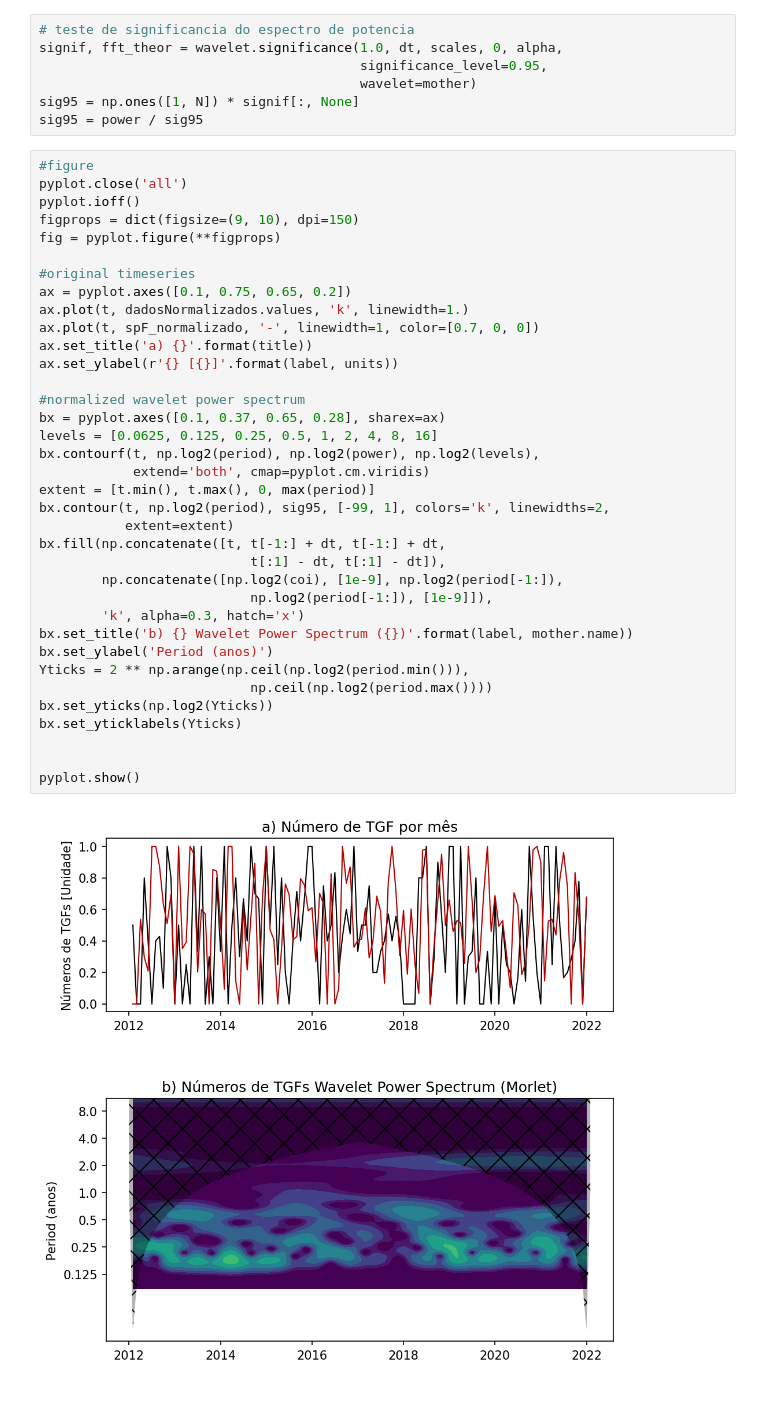
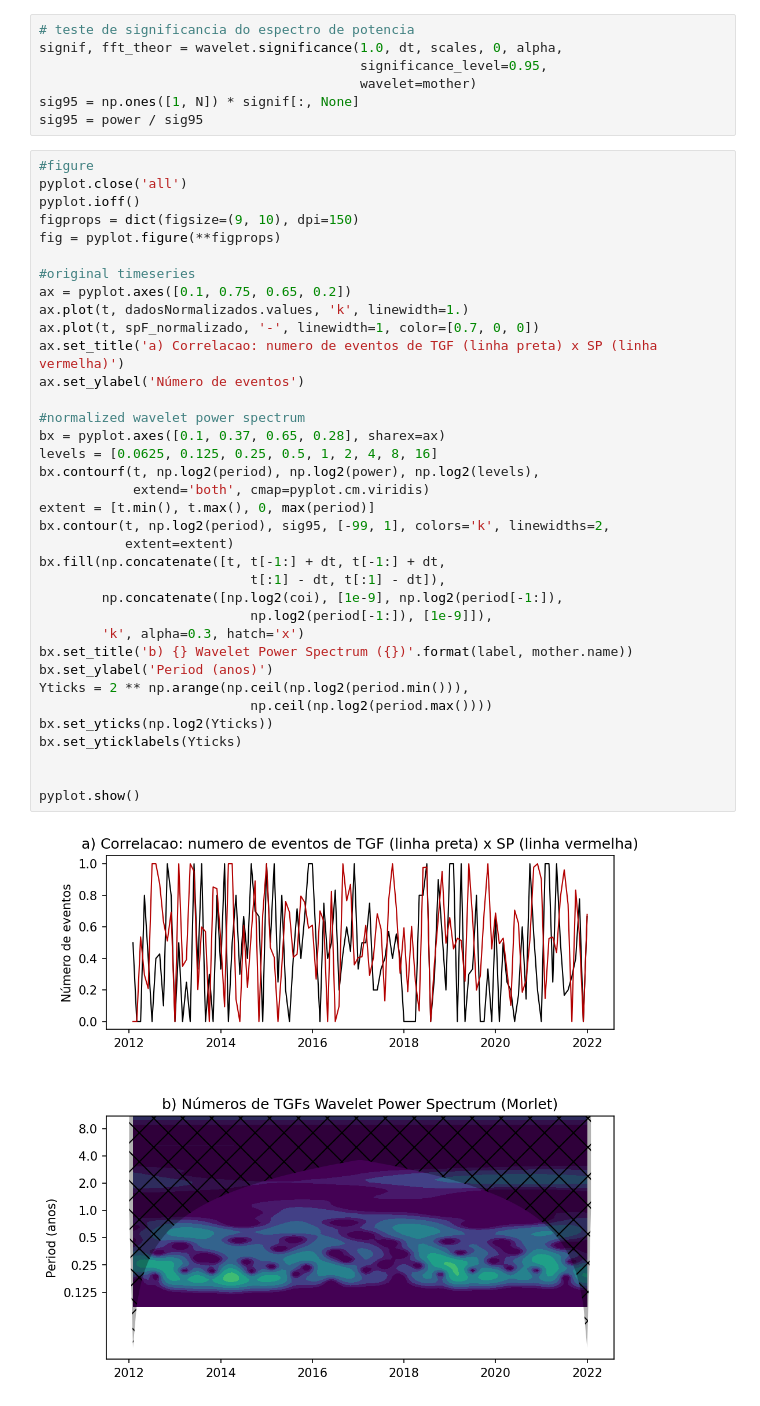
Before and after one commit to morganzera/TGF, a Jupyter notebook: Pibic_pt2/Contagem.ipynb, the cells around one changed output. Cells and saved outputs as stored; diff of their text form.

```diff
--- a/Pibic_pt2/Contagem.ipynb
+++ b/Pibic_pt2/Contagem.ipynb
@@ -690,33 +685,33 @@ figprops = dict(figsize=(9, 10), dpi=150)
 fig = pyplot.figure(**figprops)
 
 #original timeseries
 ax = pyplot.axes([0.1, 0.75, 0.65, 0.2])
 ax.plot(t, dadosNormalizados.values, 'k', linewidth=1.)
 ax.plot(t, spF_normalizado, '-', linewidth=1, color=[0.7, 0, 0])
-ax.set_title('a) {}'.format(title))
-ax.set_ylabel(r'{} [{}]'.format(label, units))
+ax.set_title('a) Correlacao: numero de eventos de TGF (linha preta) x SP (linha vermelha)')
+ax.set_ylabel('Número de eventos')
 
 #normalized wavelet power spectrum
 bx = pyplot.axes([0.1, 0.37, 0.65, 0.28], sharex=ax)
 levels = [0.0625, 0.125, 0.25, 0.5, 1, 2, 4, 8, 16]
 bx.contourf(t, np.log2(period), np.log2(power), np.log2(levels),
             extend='both', cmap=pyplot.cm.viridis)
 extent = [t.min(), t.max(), 0, max(period)]
 bx.contour(t, np.log2(period), sig95, [-99, 1], colors='k', linewidths=2,
            extent=extent)
 bx.fill(np.concatenate([t, t[-1:] + dt, t[-1:] + dt,
                            t[:1] - dt, t[:1] - dt]),
         np.concatenate([np.log2(coi), [1e-9], np.log2(period[-1:]),
                            np.log2(period[-1:]), [1e-9]]),
         'k', alpha=0.3, hatch='x')
 bx.set_title('b) {} Wavelet Power Spectrum ({})'.format(label, mother.name))
 bx.set_ylabel('Period (anos)')
 Yticks = 2 ** np.arange(np.ceil(np.log2(period.min())),
                            np.ceil(np.log2(period.max())))
 bx.set_yticks(np.log2(Yticks))
 bx.set_yticklabels(Yticks)
 
 
 pyplot.show()
 # %% [output]
-[figure, old version]
+[figure, new version]
```
Also changed, not shown: parts of 4 cells of this notebook, 1 other file.
